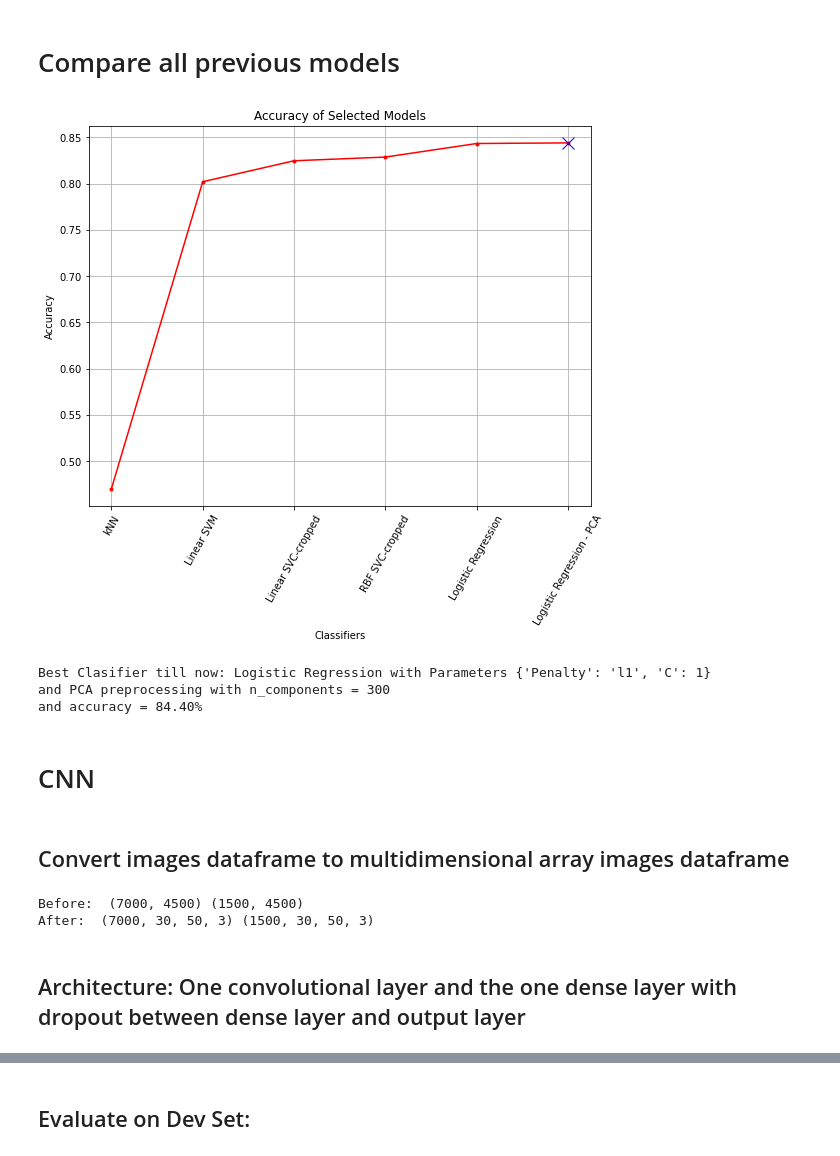
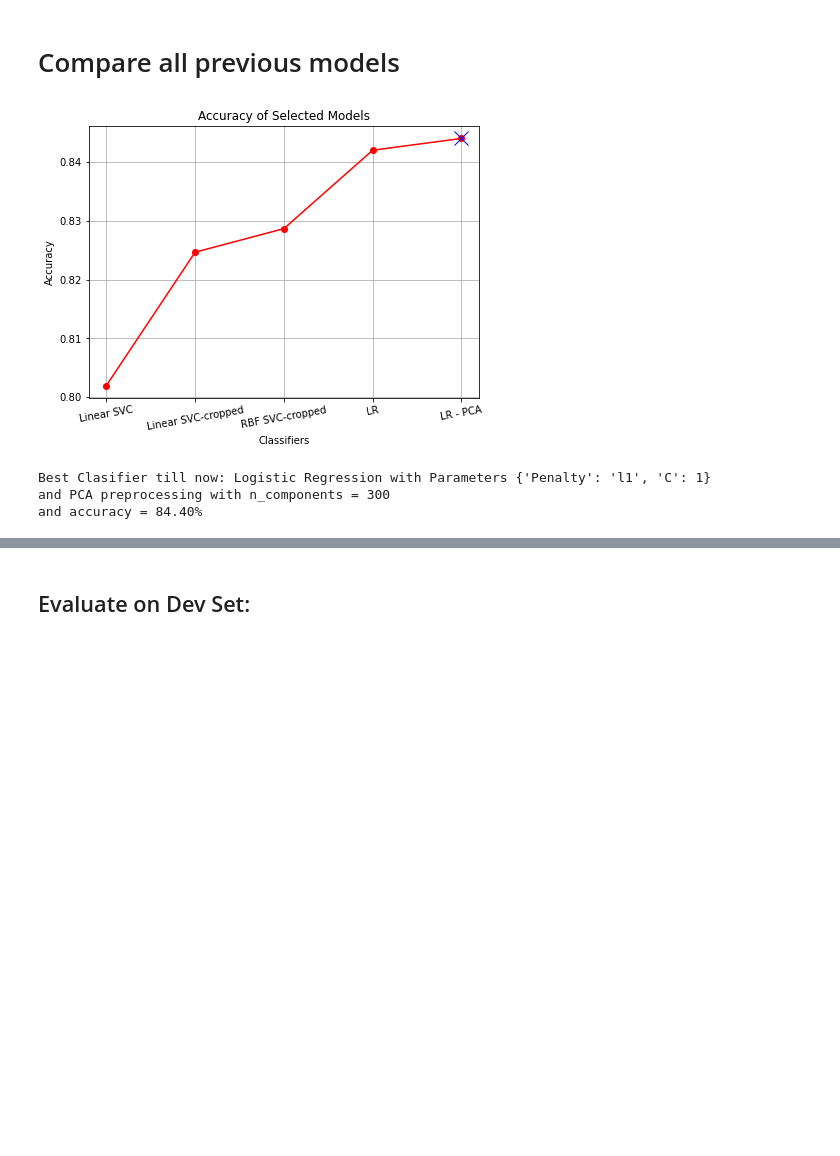
Before and after one commit to xeniakal/AMLS_20-21_SN20159465, a Jupyter notebook: B2/EyeColorRecognition.ipynb, the cells around one changed output, grey strips where cells are left out. Cells and saved outputs as stored; diff of their text form; code cells hidden in the pictures; blank space fills up the shorter version.

```diff
--- a/B2/EyeColorRecognition.ipynb
+++ b/B2/EyeColorRecognition.ipynb
@@ -755,33 +723,38 @@ Accuracy Score:  84.400%
 # %% [markdown]
 # Compare all previous models
 # %%
-accuracies = [best_score_kNN, acc_linear_SVM, acc_svc_linear, acc_svc_rbf, acc_lr, acc_lr_PCA]
+acc_lr_PCA = 0.84400
+acc_linear_SVM=0.802000
+acc_svc_linear=0.824667
+acc_svc_rbf=0.828667
+best_parameters =  {'Penalty': 'l1', 'C': 1}
+acc_lr = 0.84200
+
+accuracies = [acc_linear_SVM, acc_svc_linear, acc_svc_rbf, acc_lr, acc_lr_PCA]
 accuracies = np.array(accuracies)
-acc_list=['kNN','Linear SVC','Linear SVC-cropped','RBF SVC-cropped',
-           'Logistic Regression', 'Logistic Regression - PCA']
+acc_list=['Linear SVC','Linear SVC-cropped','RBF SVC-cropped',
+           'LR', 'LR - PCA']
 
-plt.figure(figsize=(9,7))
+plt.figure(figsize=(7,5))
 plt.title('Accuracy of Selected Models')
-plt.plot(acc_list,accuracies, 'r.-')
+plt.plot(acc_list,accuracies, 'r.-',marker = 'o')
 
 #spot maximum accuracy
 acc_max = np.array(accuracies).max()
 index=np.where(accuracies==acc_max)
 index = index[0][0]
-plt.plot(acc_list[index],acc_max,'x',color='b',markersize=12)
+plt.plot(acc_list[index],acc_max,'x',color='b',markersize=14)
 
 plt.ylabel('Accuracy')
 plt.xlabel('Classifiers')
-plt.xticks(rotation=60)
+plt.xticks(rotation=10)
 plt.grid()
 plt.show()
 
 print('Best Clasifier till now: Logistic Regression with Parameters {}'.format(best_parameters),
       '\nand PCA preprocessing with n_components = 300', '\nand accuracy = {:.2%}'.format(acc_max))
 # %% [output]
-[figure, old version]
+[figure, new version]
 Best Clasifier till now: Logistic Regression with Parameters {'Penalty': 'l1', 'C': 1}
 and PCA preprocessing with n_components = 300
 and accuracy = 84.40%
-# %% [markdown]
-# CNN
@@ -809,22 +760,0 @@ def cnn(IMG_HEIGHT, IMG_WIDTH, BATCH_SIZE, EPOCHS, opt, Xtrain, ytrain, Xdev, yd
-# %% [markdown]
-## Convert images dataframe to multidimensional array images dataframe
-# %%
-#create dataset with original size of images
-X_train_d = X_train.to_numpy()
-X_dev_d = X_dev.to_numpy()
-X_test_d = X_test.to_numpy()
-print('Before: ', X_train_d.shape, X_dev_d.shape)
-X_train_d=X_train_d.reshape((X_train_d.shape[0], 30, 50, 3))
-X_dev_d=X_dev_d.reshape((X_dev_d.shape[0], 30, 50, 3))
-X_test_d=X_test_d.reshape((X_test_d.shape[0], 30, 50, 3))
-print('After: ', X_train_d.shape, X_dev_d.shape)
-
-#convert labels to one-hot encoding vectors
-y_train_c = to_categorical(y_train)
-y_dev_c = to_categorical(y_dev)
-y_test_c = to_categorical(y_test)
-# %% [output]
-Before:  (7000, 4500) (1500, 4500)
-After:  (7000, 30, 50, 3) (1500, 30, 50, 3)
-# %% [markdown]
-## Architecture: One convolutional layer and the one dense layer with dropout between dense layer and output layer
```
Also changed, not shown: parts of 27 cells of this notebook, 7 other files.
